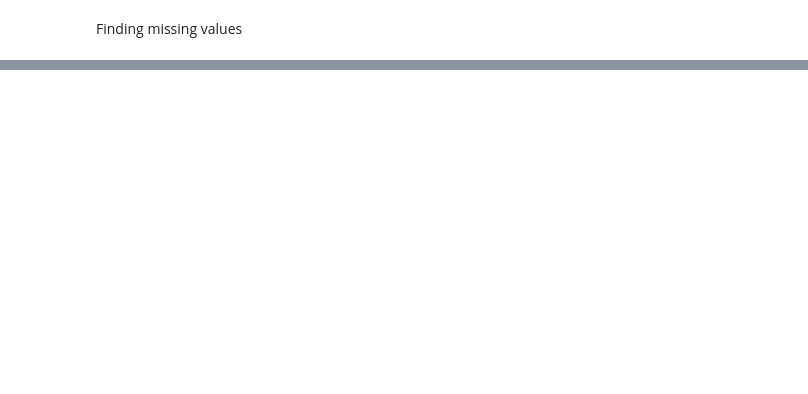
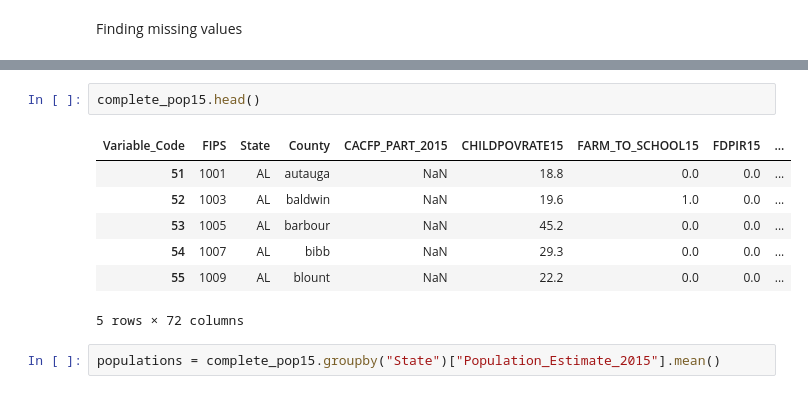
Before and after one commit to gabbycjames/DataScience_Capstone, a Jupyter notebook: DataWrangling.ipynb, the cells around one changed output, grey strips where cells are left out. Saved outputs shown, nothing was run; the diff lists cells and outputs as text; blank space fills up the shorter version.

```diff
--- a/DataWrangling.ipynb
+++ b/DataWrangling.ipynb
@@ -181,0 +282,12 @@ Finding missing values
+# %%
+complete_pop15.head()
+# %% [output]
+| Variable_Code | FIPS | State | County | CACFP_PART_2015 | CHILDPOVRATE15 | FARM_TO_SCHOOL15 | FDPIR15 | ... |
+| 51 | 1001 | AL | autauga | NaN | 18.8 | 0.0 | 0.0 | ... |
+| 52 | 1003 | AL | baldwin | NaN | 19.6 | 1.0 | 0.0 | ... |
+| 53 | 1005 | AL | barbour | NaN | 45.2 | 0.0 | 0.0 | ... |
+| 54 | 1007 | AL | bibb | NaN | 29.3 | 0.0 | 0.0 | ... |
+| 55 | 1009 | AL | blount | NaN | 22.2 | 0.0 | 0.0 | ... |
+5 rows × 72 columns
+# %%
+populations = complete_pop15.groupby("State")["Population_Estimate_2015"].mean()
```
Also changed, not shown: parts of 22 cells of this notebook.
